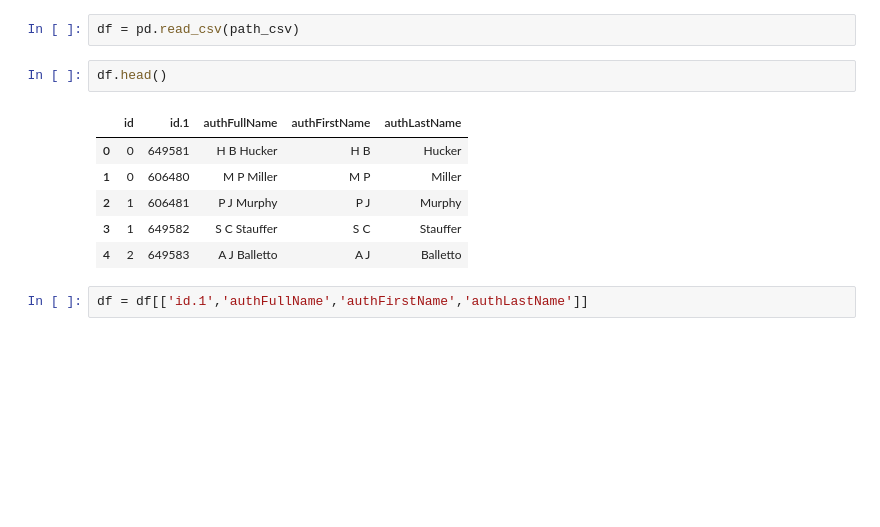
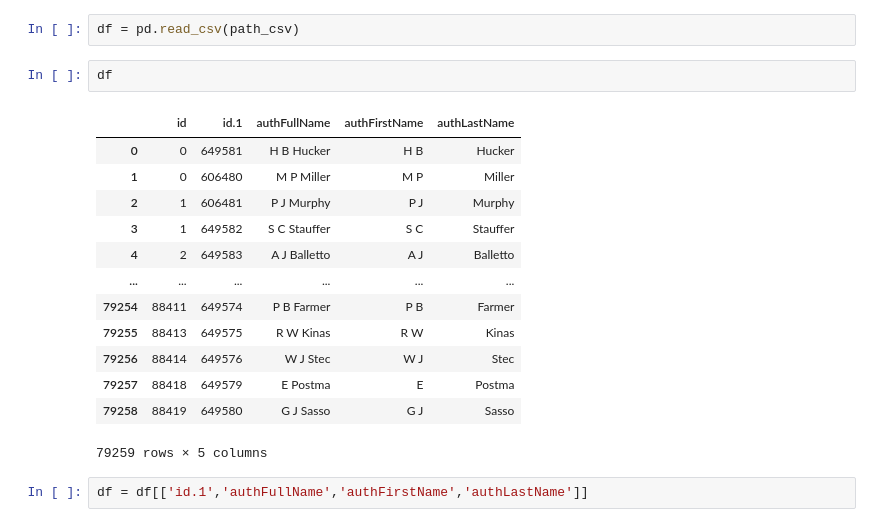
Before and after one commit to CakeNuthep/Create_Knowledge_Graph, a Jupyter notebook: pubmed_extraction.ipynb, the cells around one changed output. Saved outputs shown, nothing was run; the diff lists cells and outputs as text; blank space fills up the shorter version.

```diff
--- a/pubmed_extraction.ipynb
+++ b/pubmed_extraction.ipynb
@@ -700,14 +700,21 @@ path_csv = '/content/drive/MyDrive/KnowledgeGraph/Integrated/pubmed/authorEN/pub
 # %%
 df = pd.read_csv(path_csv)
 # %%
-df.head()
+df
 # %% [output]
 |  | id | id.1 | authFullName | authFirstName | authLastName |
 | 0 | 0 | 649581 | H B Hucker | H B | Hucker |
 | 1 | 0 | 606480 | M P Miller | M P | Miller |
 | 2 | 1 | 606481 | P J Murphy | P J | Murphy |
 | 3 | 1 | 649582 | S C Stauffer | S C | Stauffer |
 | 4 | 2 | 649583 | A J Balletto | A J | Balletto |
+| ... | ... | ... | ... | ... | ... |
+| 79254 | 88411 | 649574 | P B Farmer | P B | Farmer |
+| 79255 | 88413 | 649575 | R W Kinas | R W | Kinas |
+| 79256 | 88414 | 649576 | W J Stec | W J | Stec |
+| 79257 | 88418 | 649579 | E Postma | E | Postma |
+| 79258 | 88419 | 649580 | G J Sasso | G J | Sasso |
+79259 rows × 5 columns
 # %%
 df = df[['id.1','authFullName','authFirstName','authLastName']]
 # %%
```
